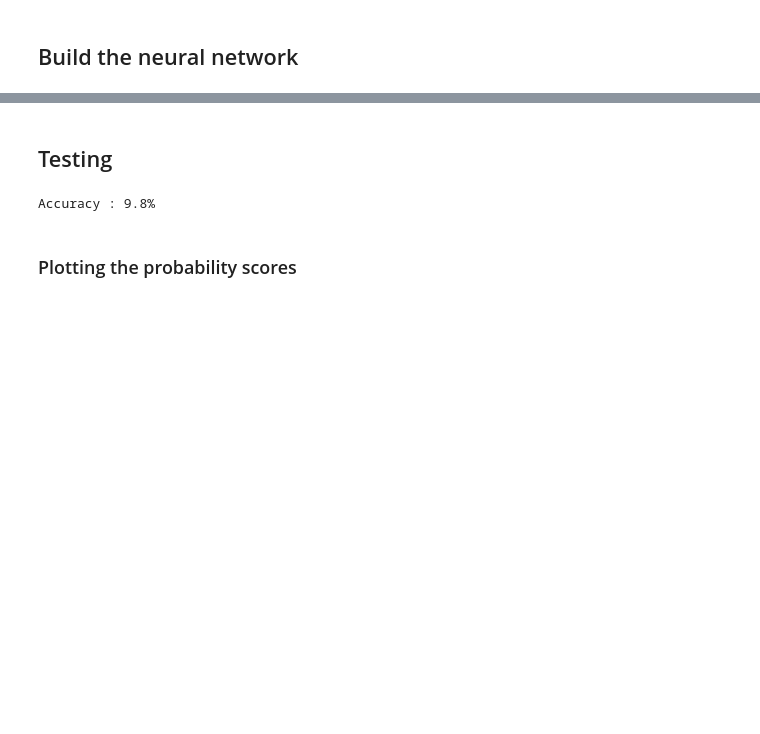
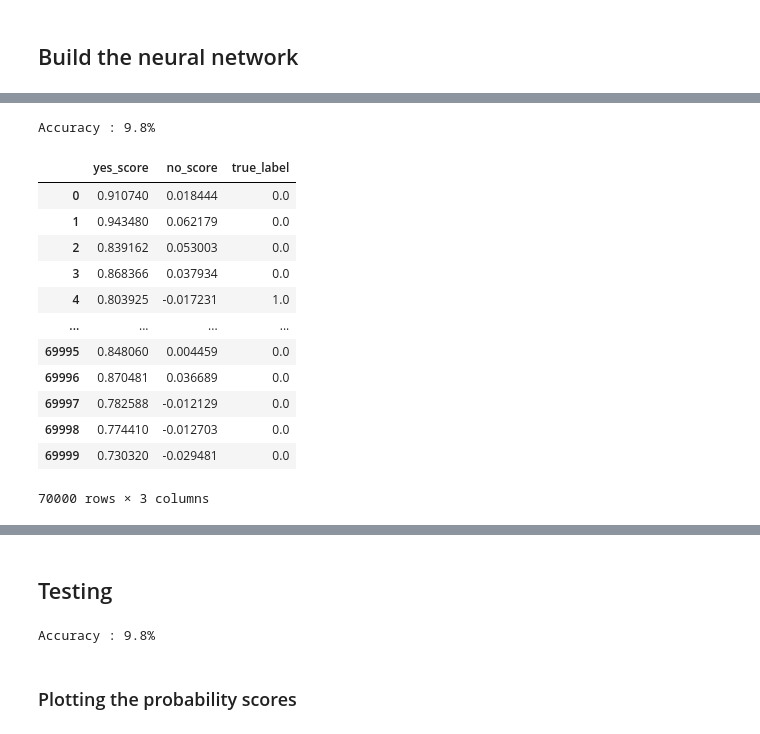
Before and after one commit to nmnsharma007/SimplifiedObjectDetection, a Jupyter notebook: version2/classification_inverted_and_extra.ipynb, the cells around one changed output, grey strips where cells are left out. Saved outputs shown, nothing was run; the diff lists cells and outputs as text; code cells hidden in the pictures; blank space fills up the shorter version.

```diff
--- a/version2/classification_inverted_and_extra.ipynb
+++ b/version2/classification_inverted_and_extra.ipynb
@@ -189,13 +208,46 @@ NameError: ignored
 # %%
 # function to test without threshold
 def test(dataloader,model):
   size = len(dataloader.dataset)
   model.eval()
   correct = 0
   with torch.no_grad():
     for images,scores in dataloader:
       output = model(images)
       # print(output)
       correct += (output.argmax(1) == scores.argmax(1)).type(torch.float).sum().item()
   correct /= size
   print(f"Accuracy : {(100*correct):>0.1f}%")
+
+test(test_loader,model)
+data = np.empty((0,3),dtype=np.float32)
+
+with torch.no_grad():
+    for images,scores in test_loader:
+      output = model(images)
+      output = output.numpy()
+      scores = scores.numpy()
+      for i in range(len(output)):
+        yes_score = output[i][0]
+        no_score = output[i][1]
+        true_label =  1 if np.argmax(scores[i]) == 0 else 0
+        # if true_label == 1:
+        data = np.vstack((data,[[yes_score,no_score,true_label]]))
+df = pd.DataFrame(data)
+df.columns = ['yes_score','no_score','true_label']
+df
+# %% [output]
+Accuracy : 9.8%
+|  | yes_score | no_score | true_label |
+| 0 | 0.910740 | 0.018444 | 0.0 |
+| 1 | 0.943480 | 0.062179 | 0.0 |
+| 2 | 0.839162 | 0.053003 | 0.0 |
+| 3 | 0.868366 | 0.037934 | 0.0 |
+| 4 | 0.803925 | -0.017231 | 1.0 |
+| ... | ... | ... | ... |
+| 69995 | 0.848060 | 0.004459 | 0.0 |
+| 69996 | 0.870481 | 0.036689 | 0.0 |
+| 69997 | 0.782588 | -0.012129 | 0.0 |
+| 69998 | 0.774410 | -0.012703 | 0.0 |
+| 69999 | 0.730320 | -0.029481 | 0.0 |
+70000 rows × 3 columns
```
Also changed, not shown: parts of 7 cells of this notebook.
